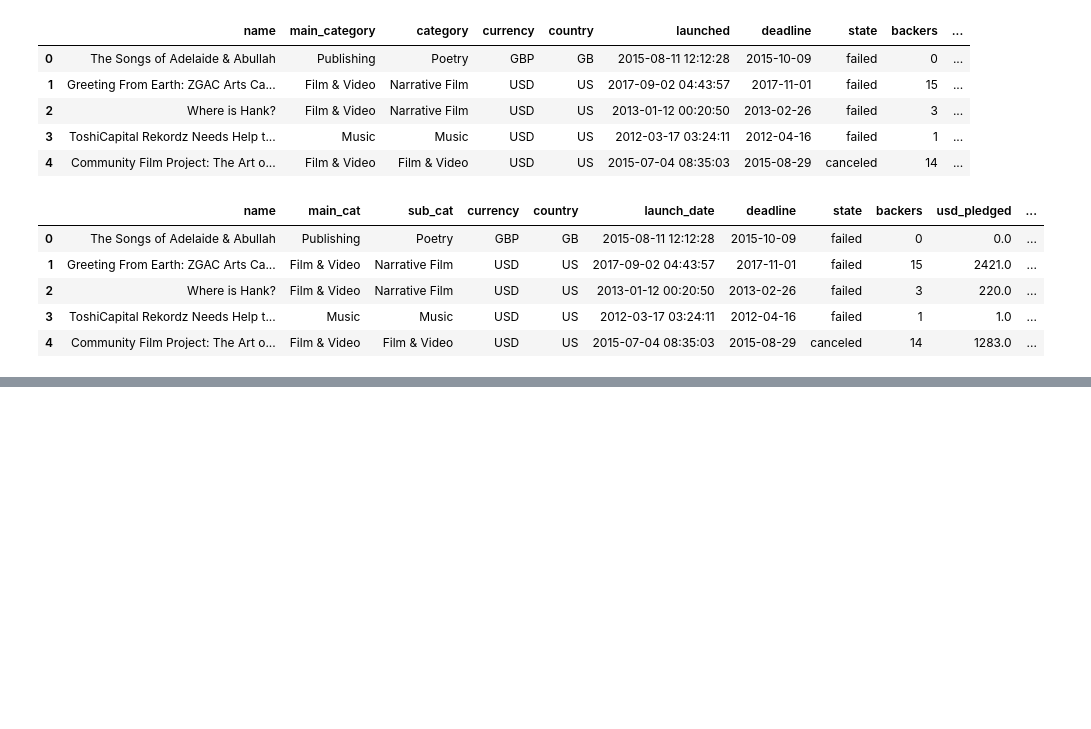
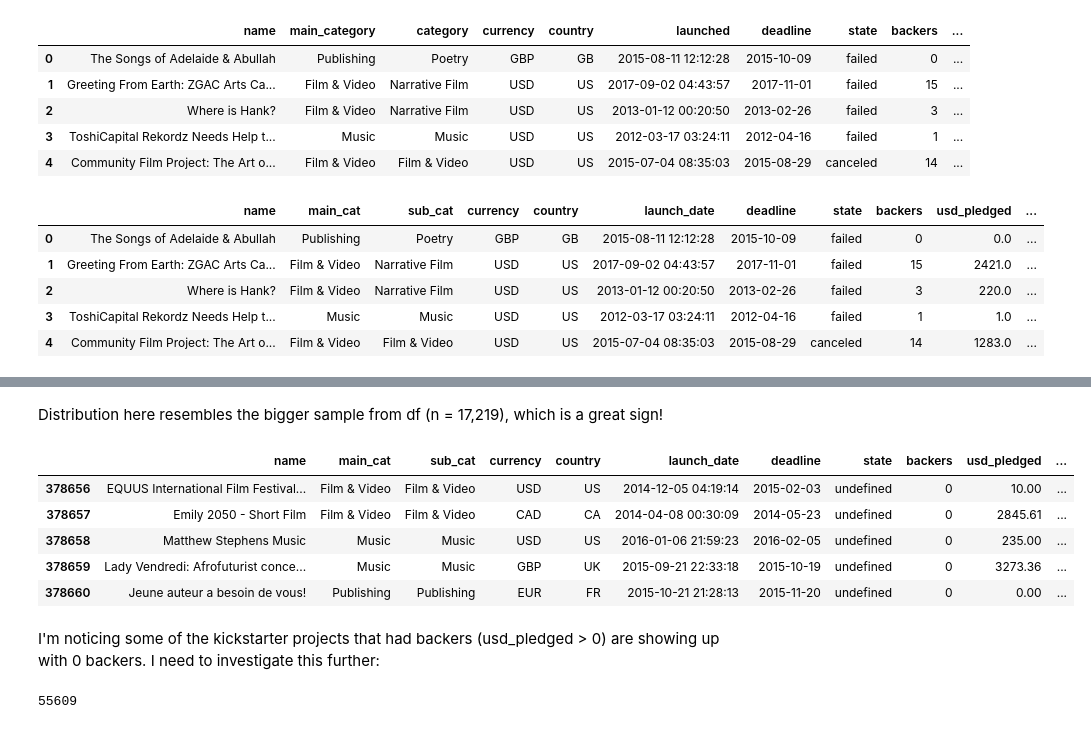
Before and after one commit to pjwseo/Kickstarter-Analysis, a Jupyter notebook: kickstarter-analysis.ipynb, the cells around one changed output, grey strips where cells are left out. Drawn from its saved outputs; the diff is of its cells as text; code cells hidden in the pictures; blank space fills up the shorter version.

```diff
--- a/kickstarter-analysis.ipynb
+++ b/kickstarter-analysis.ipynb
@@ -211,3 +211,10 @@ df.head()
 | 2 | Where is Hank? | Film & Video | Narrative Film | USD | US | 2013-01-12 00:20:50 | 2013-02-26 | failed | 3 | 220.0 | ... |
 | 3 | ToshiCapital Rekordz Needs Help t... | Music | Music | USD | US | 2012-03-17 03:24:11 | 2012-04-16 | failed | 1 | 1.0 | ... |
 | 4 | Community Film Project: The Art o... | Film & Video | Film & Video | USD | US | 2015-07-04 08:35:03 | 2015-08-29 | canceled | 14 | 1283.0 | ... |
+# %%
+# Converting launch date and deadline to datetime object
+df.launch_date = pd.to_datetime(df.launch_date)
+df.deadline = pd.to_datetime(df.deadline)
+
+# Creating project live time column by calculating difference between launch and deadline
+df['live_time'] = df.deadline - df.launch_date
@@ -213,0 +230,4 @@ df.head()
+# %%
+# separate data into 2. One with countries listed as N,0" and the rest so we can fix and concatenate afterwards
+df_no = df.query('country == @string')
+df = df.query('country != @string')
@@ -213,0 +365,2 @@ df.head()
+# %% [markdown]
+Distribution here resembles the bigger sample from df (n = 17,219), which is a great sign!
@@ -213,0 +370,15 @@ df.head()
+# %%
+df.tail()
+# %% [output]
+|  | name | main_cat | sub_cat | currency | country | launch_date | deadline | state | backers | usd_pledged | ... |
+| 378656 | EQUUS International Film Festival... | Film & Video | Film & Video | USD | US | 2014-12-05 04:19:14 | 2015-02-03 | undefined | 0 | 10.00 | ... |
+| 378657 | Emily 2050 - Short Film | Film & Video | Film & Video | CAD | CA | 2014-04-08 00:30:09 | 2014-05-23 | undefined | 0 | 2845.61 | ... |
+| 378658 | Matthew Stephens Music | Music | Music | USD | US | 2016-01-06 21:59:23 | 2016-02-05 | undefined | 0 | 235.00 | ... |
+| 378659 | Lady Vendredi: Afrofuturist conce... | Music | Music | GBP | UK | 2015-09-21 22:33:18 | 2015-10-19 | undefined | 0 | 3273.36 | ... |
+| 378660 | Jeune auteur a besoin de vous! | Publishing | Publishing | EUR | FR | 2015-10-21 21:28:13 | 2015-11-20 | undefined | 0 | 0.00 | ... |
+# %% [markdown]
+I'm noticing some of the kickstarter projects that had backers (usd_pledged > 0) are showing up with 0 backers. I need to investigate this further:
+# %%
+df.query('backers == 0').usd_pledged.count()
+# %% [output]
+55609
```
Also changed, not shown: parts of 23 cells of this notebook, 1 other file.
